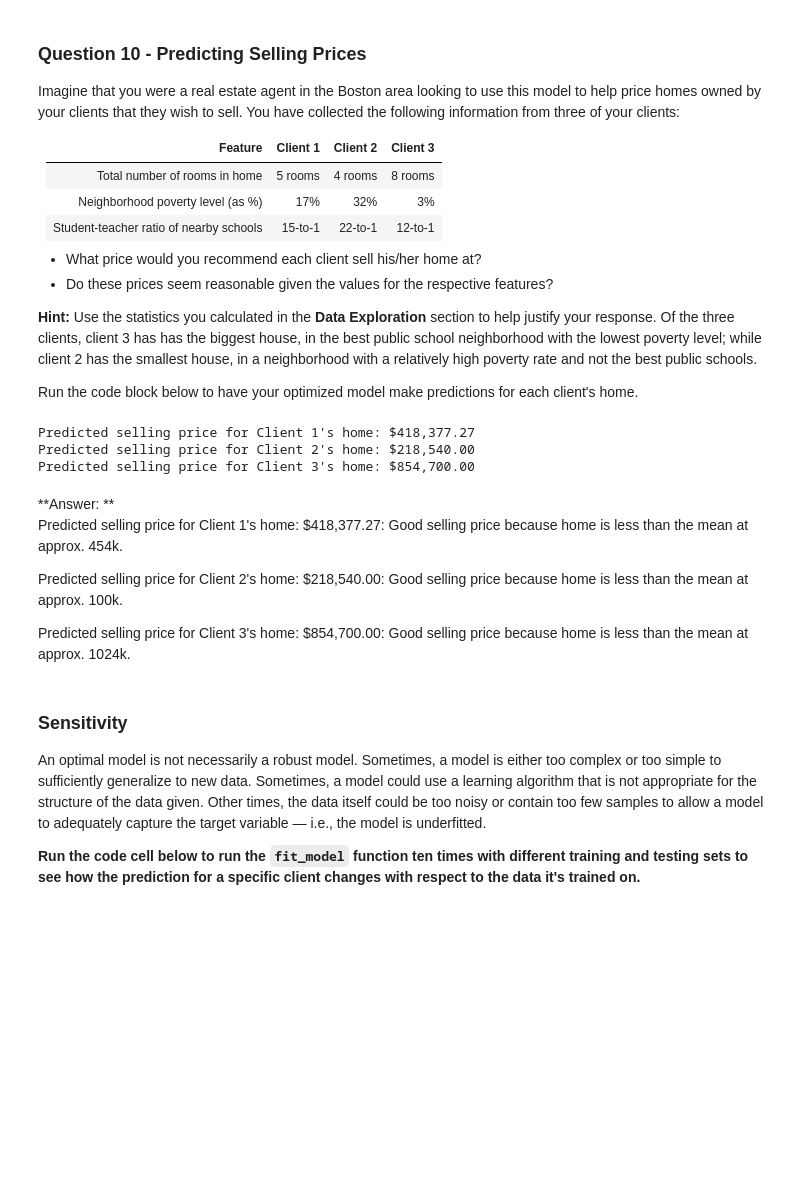
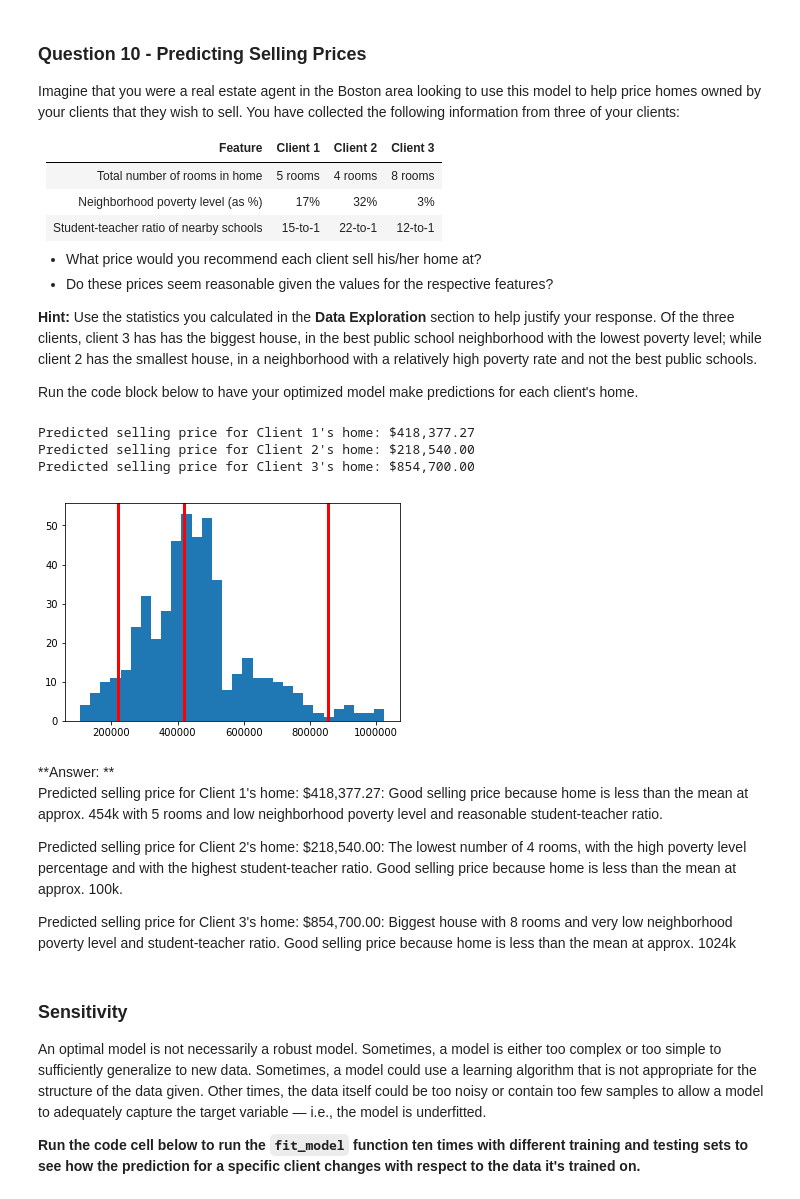
Before and after one commit to nagappankv/mlnd-project2-bostonhousing, a Jupyter notebook: boston_housing.ipynb, the cells around one changed output. Drawn from its saved outputs; the diff is of its cells as text; code cells hidden in the pictures; blank space fills up the shorter version.

```diff
--- a/boston_housing.ipynb
+++ b/boston_housing.ipynb
@@ -360,25 +373,31 @@ Run the code block below to have your optimized model make predictions for each
 # %%
 # Produce a matrix for client data
 client_data = [[5, 17, 15], # Client 1
                [4, 32, 22], # Client 2
                [8, 3, 12]]  # Client 3
 
 # Show predictions
 for i, price in enumerate(reg.predict(client_data)):
     print "Predicted selling price for Client {}'s home: ${:,.2f}".format(i+1, price)
+
+import matplotlib.pyplot as plt
+plt.hist(prices, bins = 30)
+for price in reg.predict(client_data):
+    plt.axvline(price, c = 'r', lw = 3)
 # %% [output]
 Predicted selling price for Client 1's home: $418,377.27
 Predicted selling price for Client 2's home: $218,540.00
 Predicted selling price for Client 3's home: $854,700.00
+[figure, added]
 # %% [markdown]
 **Answer: ** <Br/>
 Predicted selling price for Client 1's home: $418,377.27:
-Good selling price because home is less than the mean at approx. 454k.
+Good selling price because home is less than the mean at approx. 454k with 5 rooms and low neighborhood poverty level and reasonable student-teacher ratio.
 
 Predicted selling price for Client 2's home:
-$218,540.00: Good selling price because home is less than the mean at approx. 100k.
+$218,540.00: The lowest number of 4 rooms, with the high poverty level percentage and with the highest student-teacher ratio.  Good selling price because home is less than the mean at approx. 100k.
 
-Predicted selling price for Client 3's home: $854,700.00: Good selling price because home is less than the mean at approx. 1024k.
+Predicted selling price for Client 3's home: $854,700.00: Biggest house  with 8 rooms and very low neighborhood poverty level and student-teacher ratio. Good selling price because home is less than the mean at approx. 1024k
 # %% [markdown]
 ### Sensitivity
 An optimal model is not necessarily a robust model. Sometimes, a model is either too complex or too simple to sufficiently generalize to new data. Sometimes, a model could use a learning algorithm that is not appropriate for the structure of the data given. Other times, the data itself could be too noisy or contain too few samples to allow a model to adequately capture the target variable — i.e., the model is underfitted.
```
Also changed, not shown: parts of 9 cells of this notebook, 3 other files.
